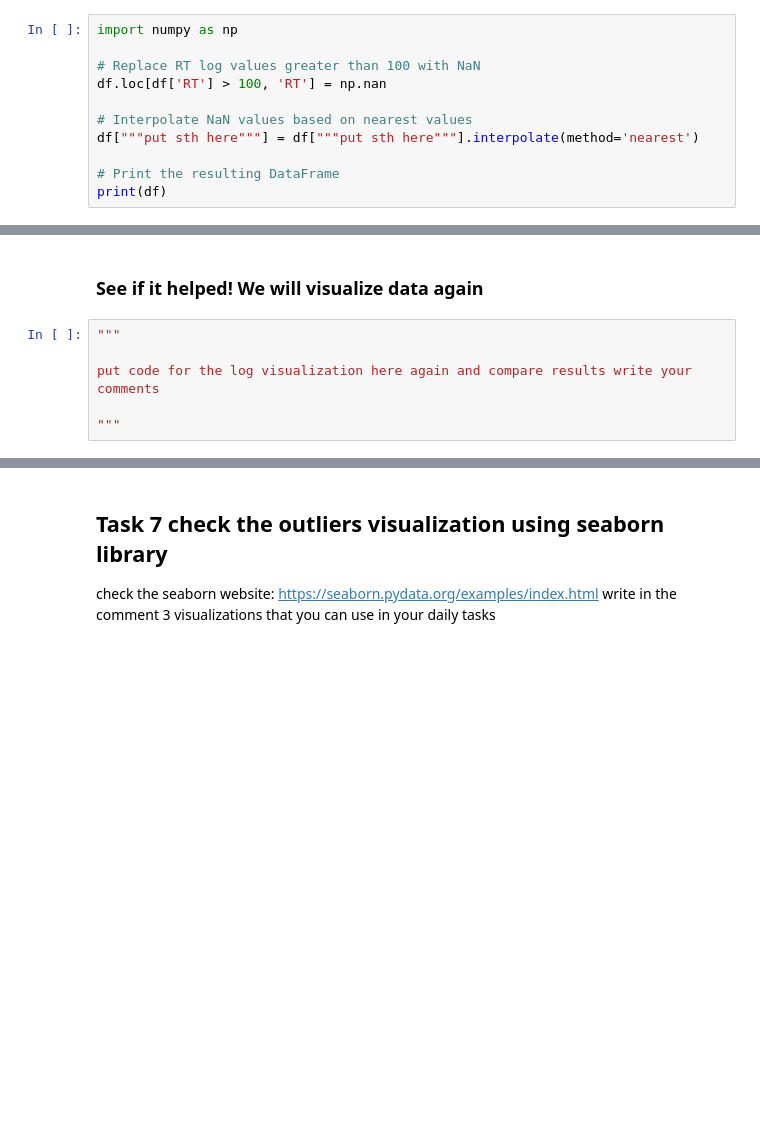
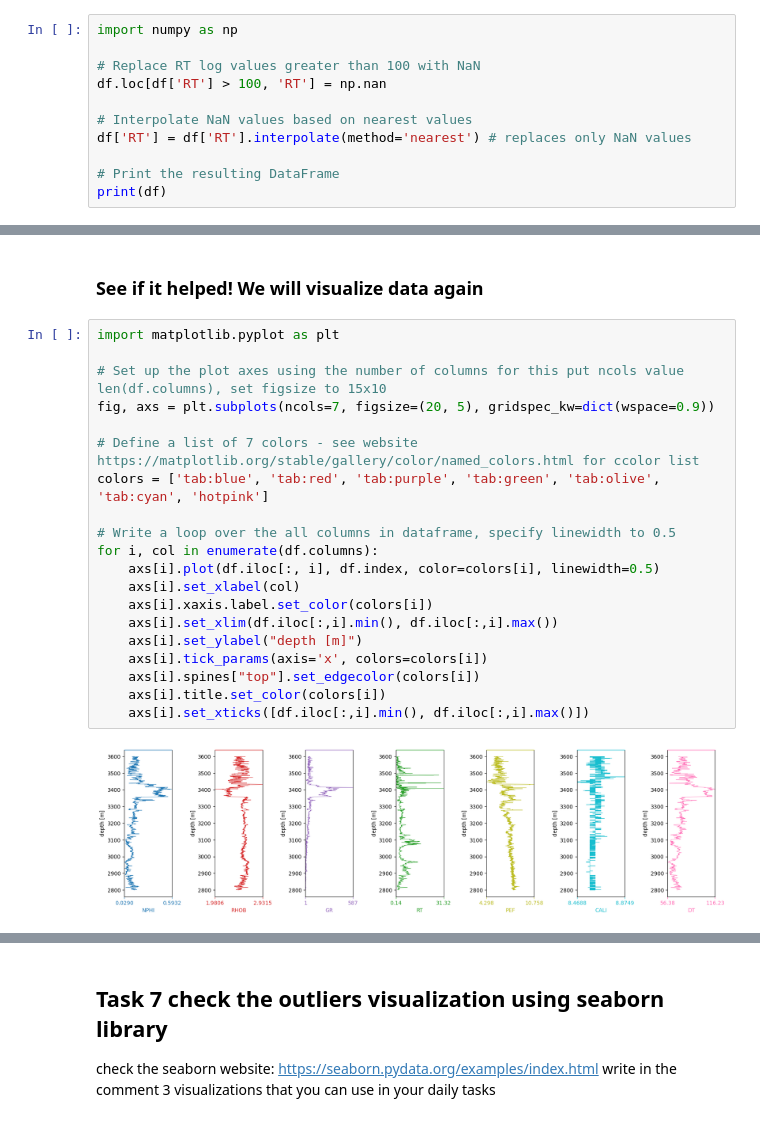
Before and after one commit to klklaudia/AI, a Jupyter notebook: AI/ML/LabKlasteryzacjaII.ipynb, the cells around one changed output, grey strips where cells are left out. Cells and saved outputs as stored; diff of their text form; blank space fills up the shorter version.

```diff
--- a/AI/ML/LabKlasteryzacjaII.ipynb
+++ b/AI/ML/LabKlasteryzacjaII.ipynb
@@ -119,7 +151,7 @@ import numpy as np
 df.loc[df['RT'] > 100, 'RT'] = np.nan
 
 # Interpolate NaN values based on nearest values
-df["""put sth here"""] = df["""put sth here"""].interpolate(method='nearest')
+df['RT'] = df['RT'].interpolate(method='nearest') # replaces only NaN values
 
 # Print the resulting DataFrame
 print(df)
@@ -126,9 +174,25 @@ print(df)
 # %% [markdown]
 ### See if it helped! We will visualize data again
 # %%
-"""
+import matplotlib.pyplot as plt
 
-put code for the log visualization here again and compare results write your comments
+# Set up the plot axes using the number of columns for this put ncols value len(df.columns), set figsize to 15x10
+fig, axs = plt.subplots(ncols=7, figsize=(20, 5), gridspec_kw=dict(wspace=0.9))
 
-"""
+# Define a list of 7 colors - see website https://matplotlib.org/stable/gallery/color/named_colors.html for ccolor list
+colors = ['tab:blue', 'tab:red', 'tab:purple', 'tab:green', 'tab:olive', 'tab:cyan', 'hotpink']
+
+# Write a loop over the all columns in dataframe, specify linewidth to 0.5
+for i, col in enumerate(df.columns):
+    axs[i].plot(df.iloc[:, i], df.index, color=colors[i], linewidth=0.5)
+    axs[i].set_xlabel(col)
+    axs[i].xaxis.label.set_color(colors[i])
+    axs[i].set_xlim(df.iloc[:,i].min(), df.iloc[:,i].max())
+    axs[i].set_ylabel("depth [m]")
+    axs[i].tick_params(axis='x', colors=colors[i])
+    axs[i].spines["top"].set_edgecolor(colors[i])
+    axs[i].title.set_color(colors[i])
+    axs[i].set_xticks([df.iloc[:,i].min(), df.iloc[:,i].max()])
+# %% [output]
+[figure, added]
 # %%
```
Also changed, not shown: parts of 38 cells of this notebook, 1 other file.
